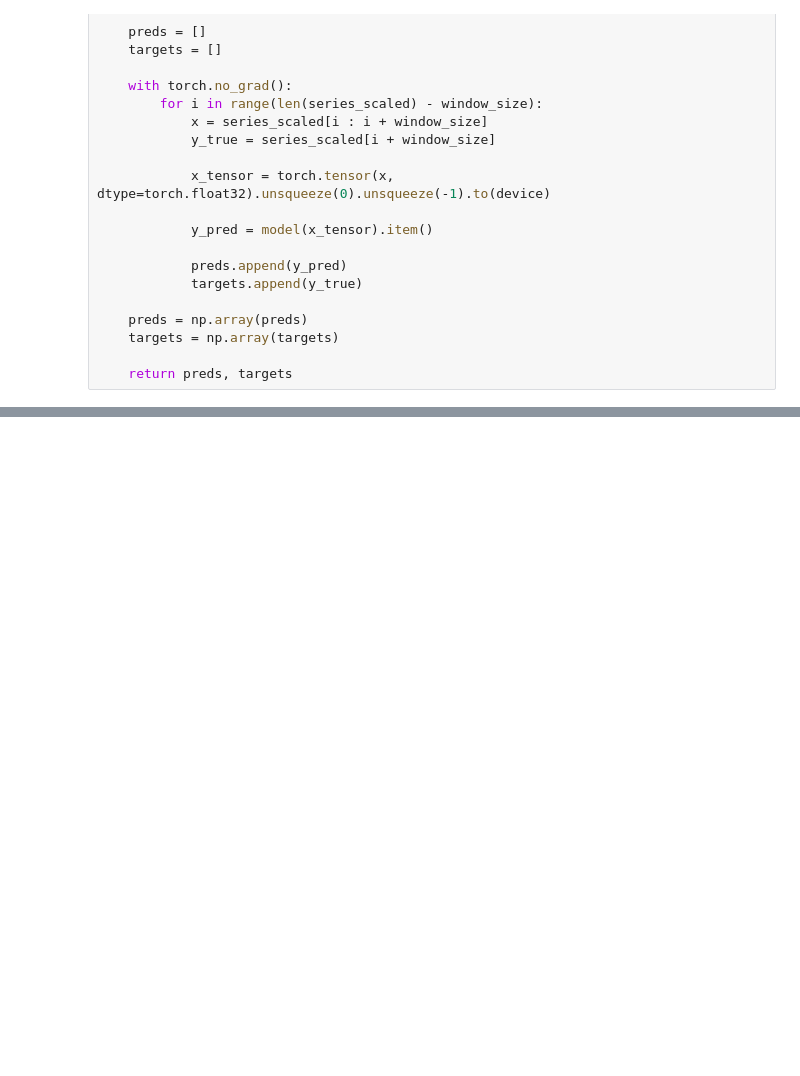
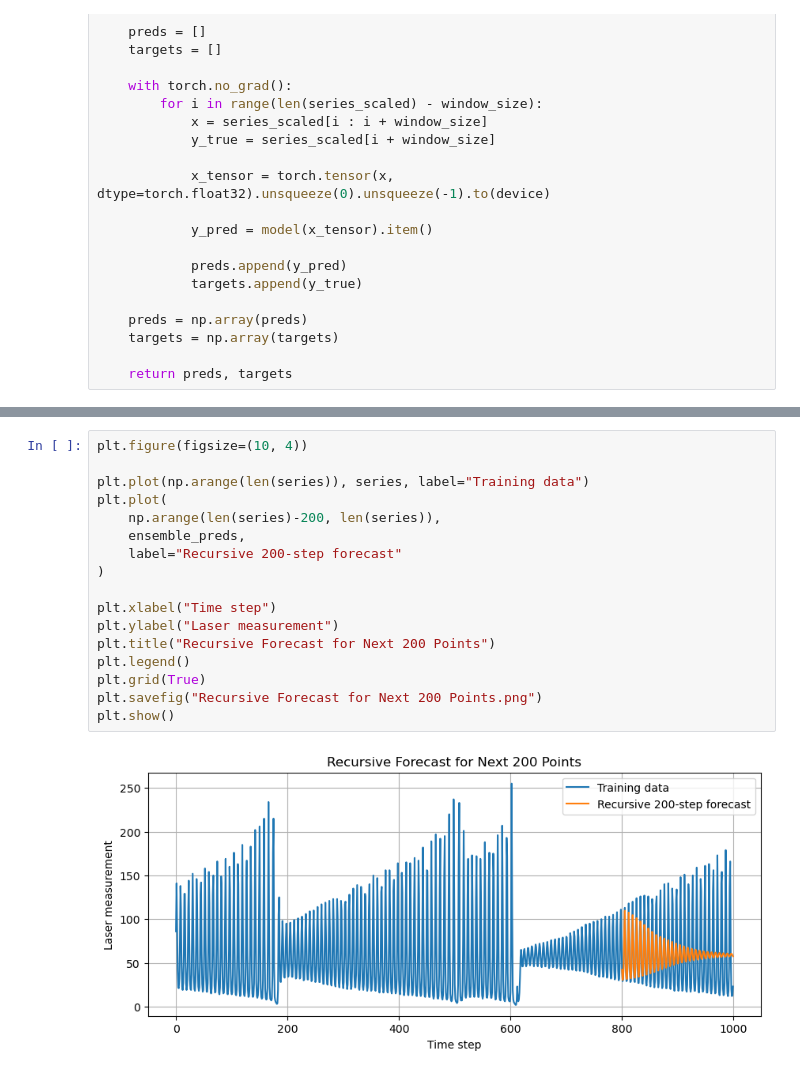
Before and after one commit to Liuian/UU_Deep_Learning, a Jupyter notebook: demo_hu.ipynb, the cells around one changed output, grey strips where cells are left out. Drawn from its saved outputs; the diff is of its cells as text; blank space fills up the shorter version.

```diff
--- a/demo_hu.ipynb
+++ b/demo_hu.ipynb
@@ -301,0 +430,19 @@ plt.show()
+# %%
+plt.figure(figsize=(10, 4))
+
+plt.plot(np.arange(len(series)), series, label="Training data")
+plt.plot(
+    np.arange(len(series)-200, len(series)),
+    ensemble_preds,
+    label="Recursive 200-step forecast"
+)
+
+plt.xlabel("Time step")
+plt.ylabel("Laser measurement")
+plt.title("Recursive Forecast for Next 200 Points")
+plt.legend()
+plt.grid(True)
+plt.savefig("Recursive Forecast for Next 200 Points.png")
+plt.show()
+# %% [output]
+[figure, added]
```
Also changed, not shown: parts of 13 cells of this notebook.
